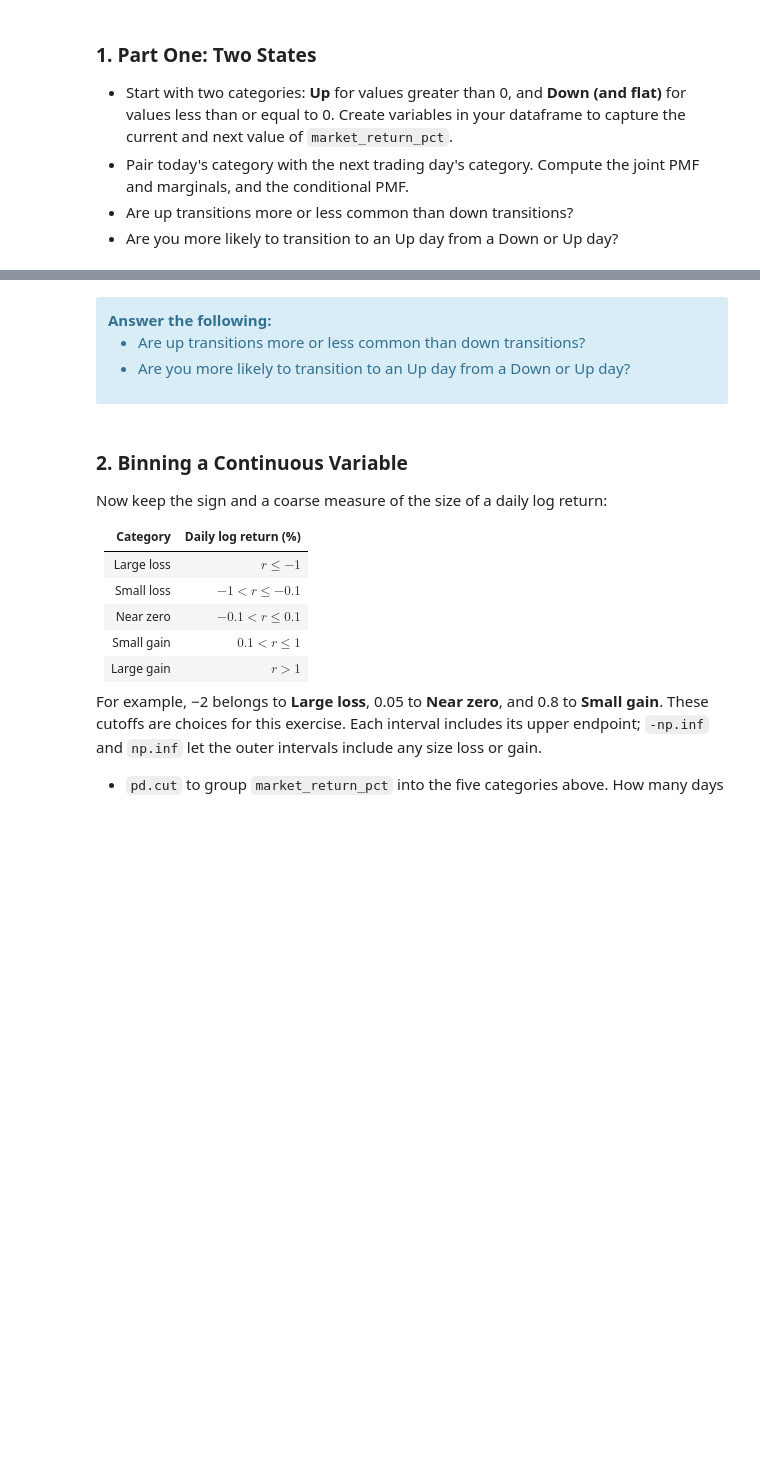
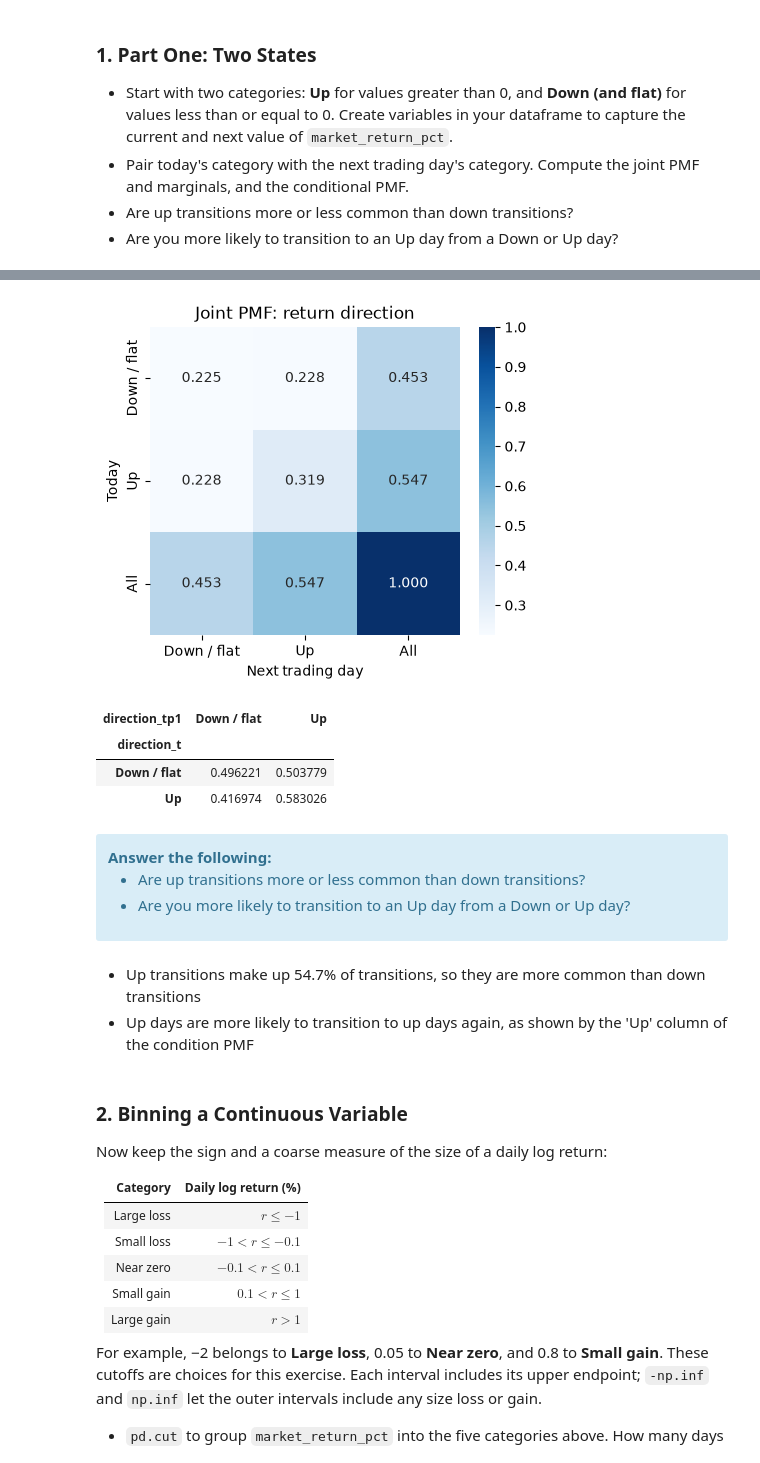
Before and after one commit to wesleyfletcher/UU_F26_templates, a Jupyter notebook: Week09/Thursday_lab/lab08.ipynb, the cells around one changed output, grey strips where cells are left out. Drawn from its saved outputs; the diff is of its cells as text; code cells hidden in the pictures; blank space fills up the shorter version.

```diff
--- a/Week09/Thursday_lab/lab08.ipynb
+++ b/Week09/Thursday_lab/lab08.ipynb
@@ -61,7 +61,14 @@ plt.show()
 - Are you more likely to transition to an Up day from a Down or Up day?
 # %%
 # make a categorical column "direction_t"
-df['direction_t'] = #TODO: ADD CODE HERE
+direction_categories = ['Down / flat', 'Up']
+np.where(df['market_return_pct'] > 0, 'Up', 'Down / flat')
+
+df['direction_t'] = pd.Categorical(
+    np.where(df['market_return_pct'] > 0, 'Up', 'Down / flat'),
+    categories=direction_categories,
+    ordered=True,
+)
 # %%
 # make a categorical column "direction_tp1" for the next trading day
-df['direction_tp1'] = #TODO: ADD CODE HERE
+df['direction_tp1'] = df['direction_t'].shift(-1)
@@ -68,12 +99,20 @@ df['direction_tp1'] = #TODO: ADD CODE HERE
 # %%
 # Plot the joint PMF
 fig, ax = plt.subplots(figsize=(5, 4))
-sns.heatmap(##TODO ADD CORRECT PD CROSSTAB HERE##,
+sns.heatmap(pd.crosstab(df['direction_t'], df['direction_tp1'],normalize = True, margins = True),
             annot=True, fmt='.3f', cmap='Blues', ax=ax)
 ax.set(xlabel='Next trading day', ylabel='Today', title='Joint PMF: return direction')
 plt.show()
+# %% [output]
+[figure, added]
 # %%
 # Plot the conditional PMF
+pd.crosstab(df['direction_t'], df['direction_tp1'],normalize = 'index')
+# %% [output]
+| direction_tp1 | Down / flat | Up |
+| direction_t |  |  |
+| Down / flat | 0.496221 | 0.503779 |
+| Up | 0.416974 | 0.583026 |
 # %% [markdown]
 <div class='alert alert-info'><b>Answer the following:</b>
 
@@ -81,6 +120,9 @@ plt.show()
 - Are you more likely to transition to an Up day from a Down or Up day?
 
 </div>
+# %% [markdown]
+- Up transitions make up 54.7% of transitions, so they are more common than down transitions
+- Up days are more likely to transition to up days again, as shown by the 'Up' column of the condition PMF
 # %% [markdown]
 ### 2. Binning a Continuous Variable
 
```
Also changed, not shown: parts of 34 cells of this notebook, 1 other file.
